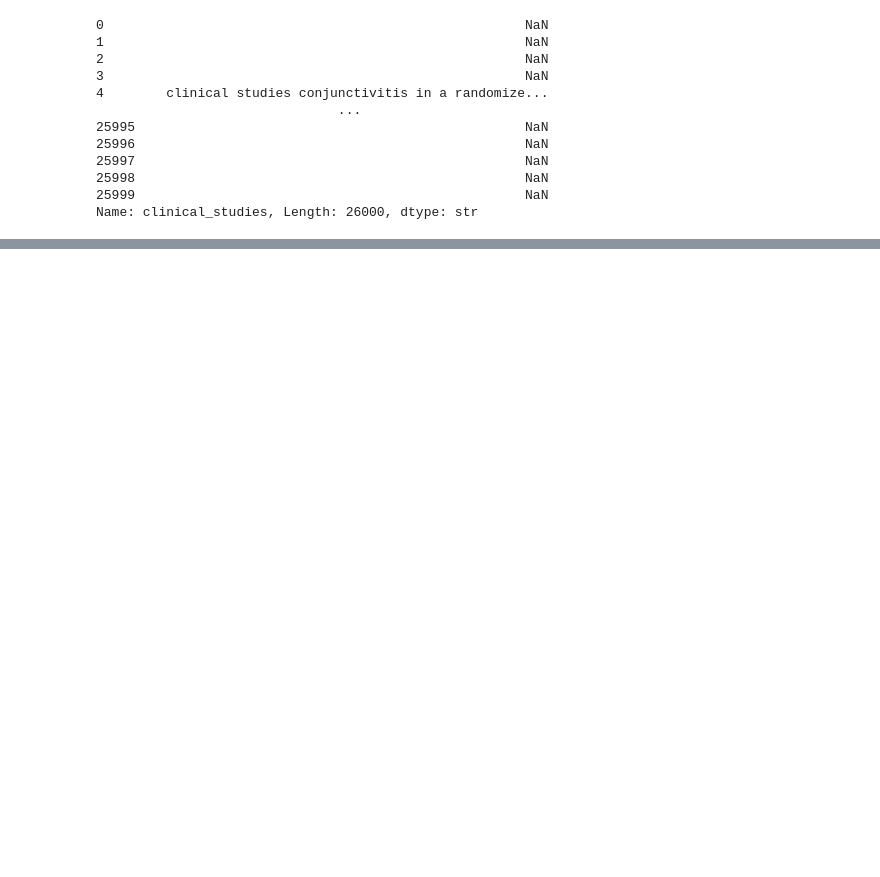
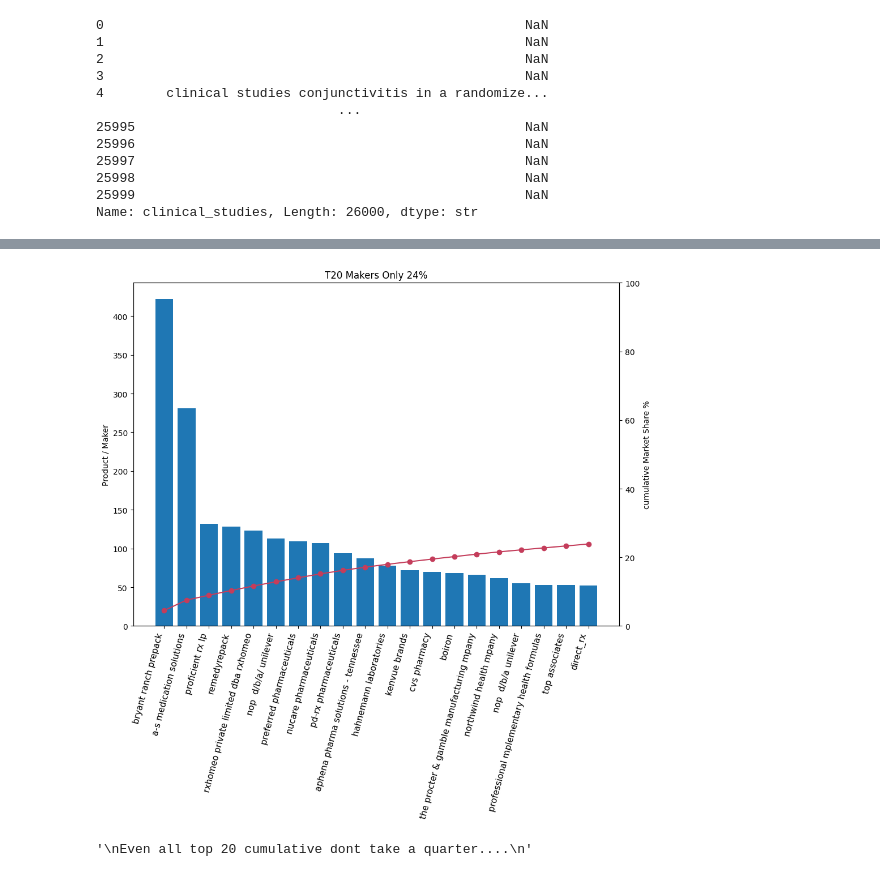
Before and after one commit to RSTEIN2525/cmsc-320-group-project, a Jupyter notebook: notebook.ipynb, the cells around one changed output, grey strips where cells are left out. Drawn from its saved outputs; the diff is of its cells as text; code cells hidden in the pictures; blank space fills up the shorter version.

```diff
--- a/notebook.ipynb
+++ b/notebook.ipynb
@@ -444,0 +613,25 @@ Name: adverse_reactions, Length: 26000, dtype: str
+# %%
+_t20 = cts.head(20)
+cum_percent = (_t20.cumsum() / len(makers_df)) * 100
+
+fig, ax = plt.subplots(figsize=(10, 10))
+
+ax.bar(range(len(_t20)), _t20.values)
+ax.set_ylabel("Product / Maker")
+ax.set_xticks(range(len(_t20)))
+ax.set_xticklabels(_t20.index, rotation=75, ha="right", fontsize=11)
+
+ax2 = ax.twinx()
+ax2.plot(range(len(_t20)), cum_percent.values, color="#c43d5b", marker="o")
+ax2.set_ylabel("cumulative Market Share %")
+ax2.set_ylim(0, 100)
+
+ax.set_title("T20 Makers Only 24%")
+plt.tight_layout(); plt.show()
+
+"""
+Even all top 20 cumulative dont take a quarter....
+"""
+# %% [output]
+[figure, added]
+'\nEven all top 20 cumulative dont take a quarter....\n'
```
Also changed, not shown: parts of 30 cells of this notebook.
